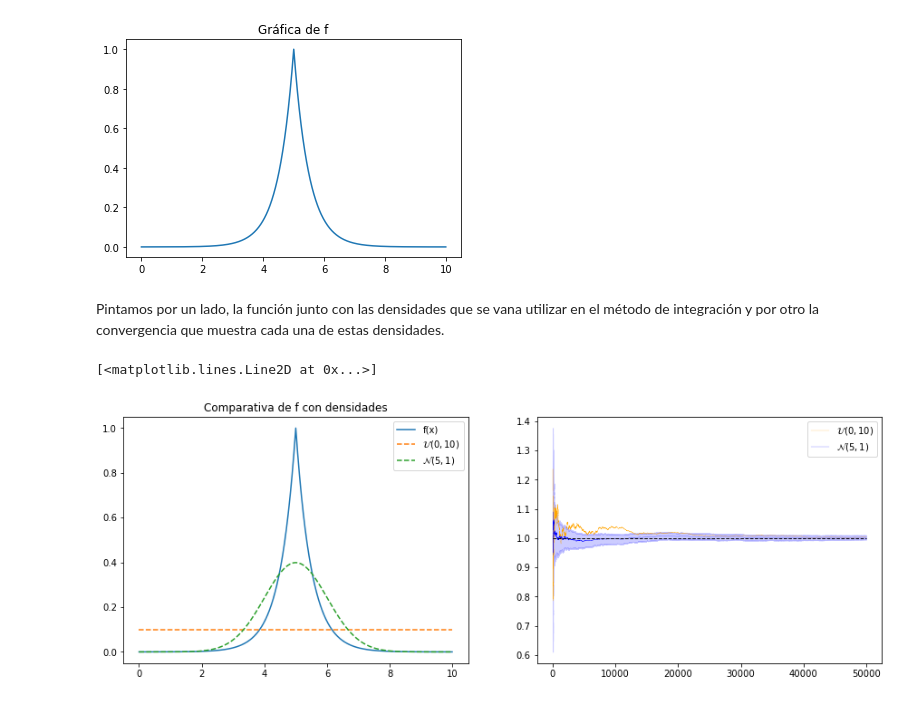
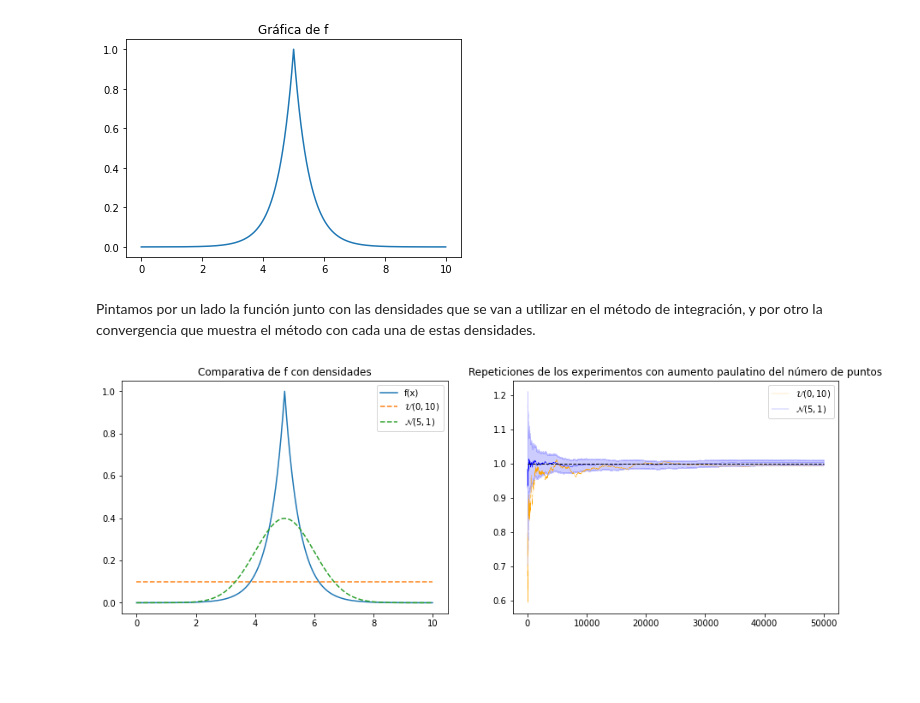
Before and after one commit to Ludvins/Practicas_CN, a Jupyter notebook: Ejercicios MonteCarlo.ipynb, the cells around one changed output. Drawn from its saved outputs; the diff is of its cells as text; code cells hidden in the pictures; blank space fills up the shorter version.

```diff
--- a/Ejercicios MonteCarlo.ipynb
+++ b/Ejercicios MonteCarlo.ipynb
@@ -301,37 +299,37 @@ plot_f(f, np.arange(0, 10, 0.01))
 # %% [output]
 [figure]
 # %% [markdown]
-Pintamos por un lado, la función junto con las densidades que se vana utilizar en el método de integración y por otro la convergencia que muestra cada una de estas densidades.
+Pintamos por un lado la función junto con las densidades que se van a utilizar en el método de integración, y por otro la convergencia que muestra el método con cada una de estas densidades.
 # %%
 _, axes = plt.subplots(1, 2, figsize=(15,5))
 
 # Axes 0
 x = np.arange(0, 10, 0.01)
 axes[0].set_title("Comparativa de f con densidades")
 axes[0].plot(x,f(x), label = "f(x)")
 axes[0].plot([0,10], 2*[1/10], '--', label = r"$\mathcal{U}(0,10)$")
 axes[0].plot(x, norm.pdf(x, 5, 1), '--', label=r'$\mathcal{N}(5,1)$')
 axes[0].legend()
 
 samples = 50000
-offset = 20
+offset = 50
 
-capped_norm = lambda x: 0 if (x < 0) or (x > 10) else norm.pdf(x,5,1)
+# First experiment
+media1, ic1 = importance_sampling(f, uniform.rvs(0, 10, samples+offset), density = lambda x: 1/10,
+                                  samples=samples + offset, alpha=0.005, offset=offset)
+sns.lineplot(x = np.arange(start = 1, stop = samples+1, step = 1), y = media1, lw=.2,
+             color = 'orange', ax=axes[1], label = r'$\mathcal{U}(0, 10)$')
 
-media1, ic1 = importance_sampling(f, uniform.rvs(0, 10, samples+offset), density = lambda x: 1/10,
-                                  samples=samples + offset,
-                                  alpha=0.005, offset=offset)
+# Second experiment
+media2, ic2 = importance_sampling(f, norm.rvs(5, 1, samples+offset), density = lambda x: norm.pdf(x,5,1),
+                                  samples=samples + offset, alpha=0.005, offset=offset)
+sns.lineplot(x = np.arange(start = 1, stop = samples+1, step = 1), y = media2, lw=.2,
+             color = 'b', ax=axes[1], label = r'$\mathcal{N}(5,1)$')
 
-sns.lineplot(x = np.arange(start = 1, stop = samples+1, step = 1), y = media1, lw=.2, color = 'orange', ax=axes[1],
-            label = r'$\mathcal{U}(0, 10)$')
-
-media2, ic2 = importance_sampling(f, norm.rvs(5, 1, samples+offset), density = capped_norm,
-                                  samples=samples + offset,
-                                  alpha=0.005, offset=offset)
-sns.lineplot(x = np.arange(start = 1, stop = samples+1, step = 1), y = media2, lw=.2, color = 'b', ax=axes[1],
-            label = r'$\mathcal{N}(5,1)$')
-axes[1].fill_between(np.arange(start = 1, stop = samples+1, step = 1), media2-ic2, media2+ic2, color='b', alpha=.2)
-axes[1].plot([0, samples], 2*[1], '--', lw = 1, color = "black", )
+axes[1].fill_between(np.arange(start = 1, stop = samples+1, step = 1), media2-ic2,
+                     media2+ic2, color='b', alpha=.2)
+axes[1].plot([0, samples], 2*[1], '--', lw = 1, color = "black")
+axes[1].set_title("Repeticiones de los experimentos con aumento paulatino del número de puntos")
+plt.show()
 # %% [output]
-[<matplotlib.lines.Line2D at 0x...>]
-[figure, old version]
+[figure, new version]
```
Also changed, not shown: parts of 12 cells of this notebook.
